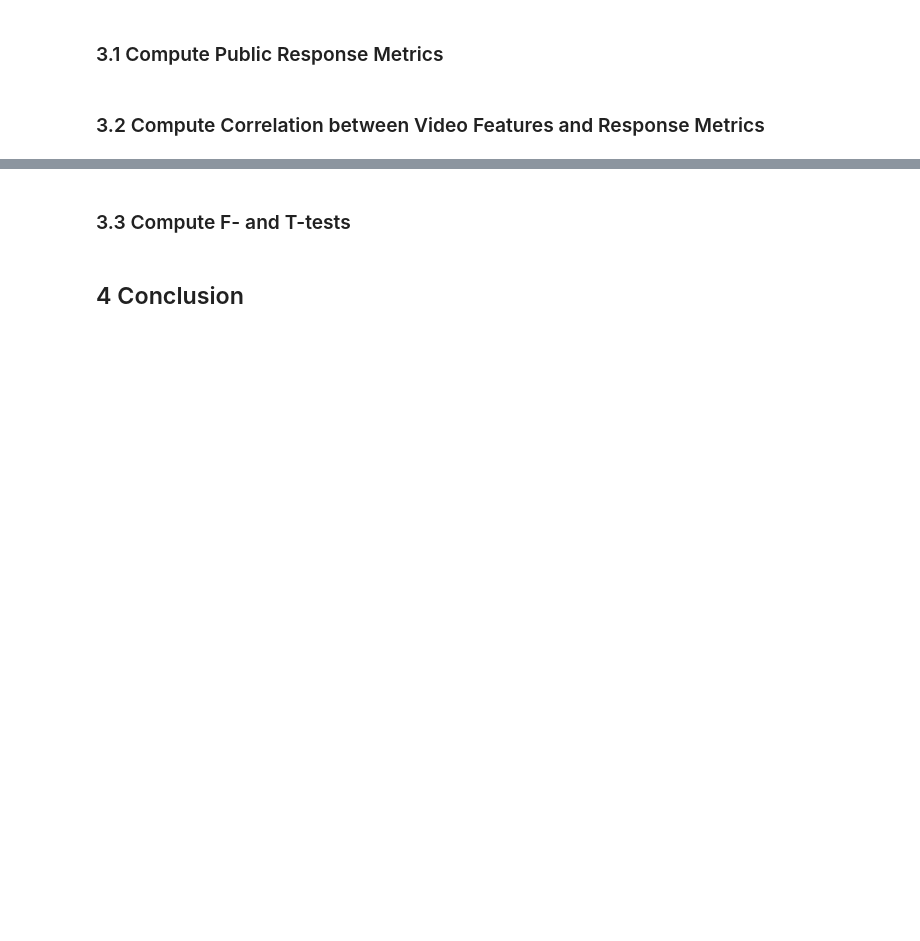
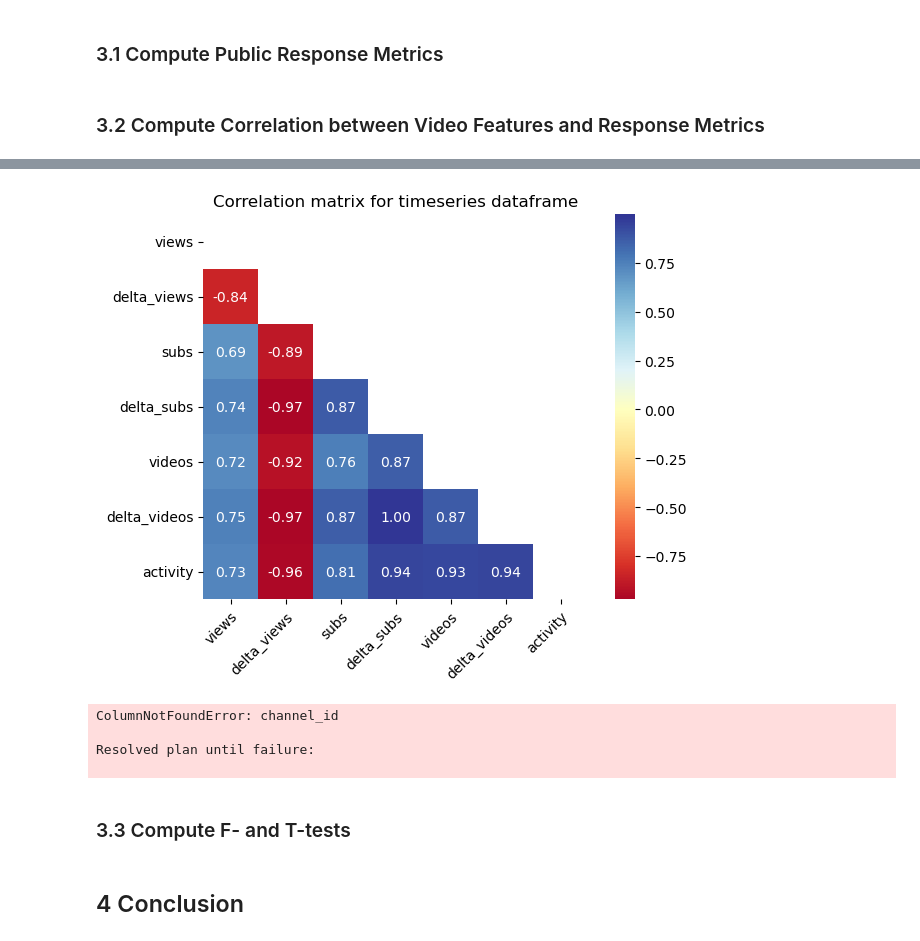
Before and after one commit to epfl-ada/ada-2024-project-lil0mohammadali, a Jupyter notebook: results.ipynb, the cells around one changed output, grey strips where cells are left out. Drawn from its saved outputs; the diff is of its cells as text; code cells hidden in the pictures; blank space fills up the shorter version.

```diff
--- a/results.ipynb
+++ b/results.ipynb
@@ -364,3 +388,16 @@ USE PLOTS
+# %%
+timeseries_corr = plot_correlation_matrix(timeseries_df, 'Correlation matrix for timeseries dataframe')
+# %% [output]
+[figure, added]
+# %%
+vid_features = video_metadata_df[['display_id','channel_id','duration']]
+
+vid_features.join(timeseries_df[['channel','delta_videos']], on='channel_id')
+# %% [output]
+ColumnNotFoundError: channel_id
+
+Resolved plan until failure:
+
 # %% [markdown]
 ### 3.3 Compute F- and T-tests <a class="anchor" id="public_response-ttest"></a>
 # %% [markdown]
```
Also changed, not shown: parts of 5 cells of this notebook.
